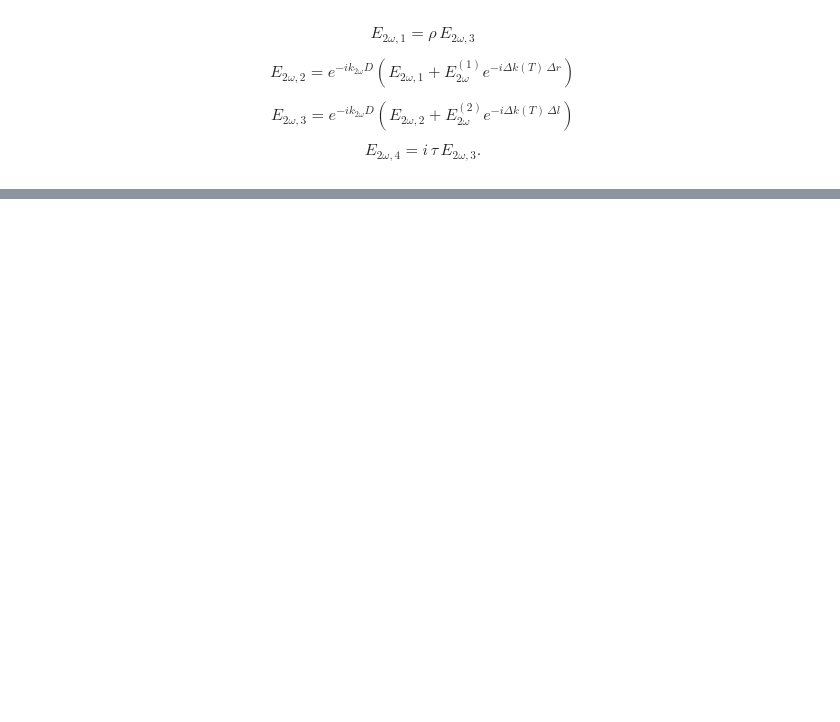
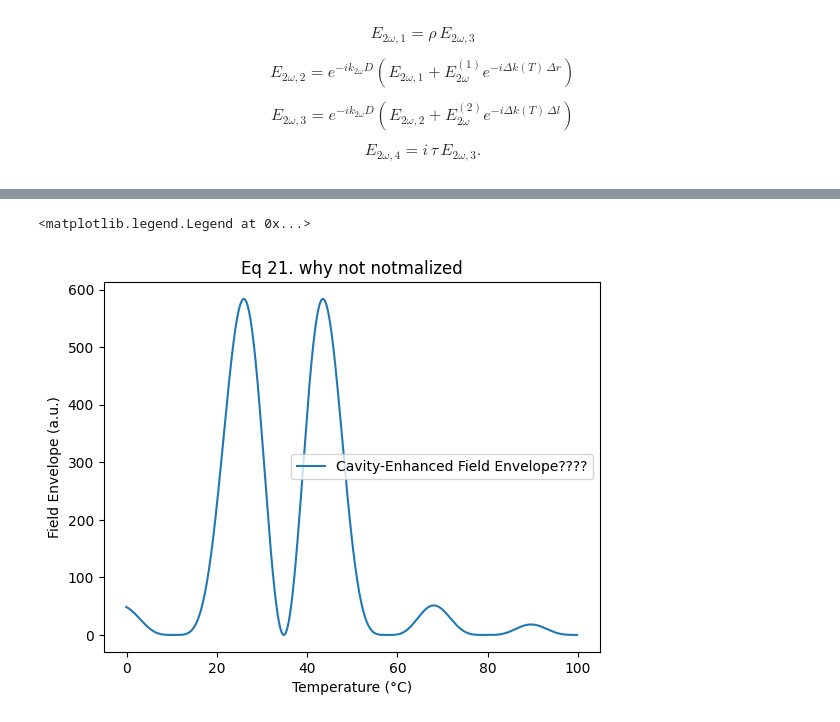
Before and after one commit to qpit/Eskild-Project-2026, a Jupyter notebook: main_document.ipynb, the cells around one changed output, grey strips where cells are left out. Cells and saved outputs as stored; diff of their text form; code cells hidden in the pictures; blank space fills up the shorter version.

```diff
--- a/main_document.ipynb
+++ b/main_document.ipynb
@@ -218,2 +181,11 @@ def field_envelope(tau, rho, QPM, L, Delta_r, Delta_l, n_2w, omega_2w, n_w, omeg
 # %%
-# envelopefield = field_envelope()
+envelopefield = field_envelope(tau, rho, QPM, L, Delta_r, Delta_l, n_value_array[1,:], omegas[1], n_value_array[0,:], omegas[0])
+fig, ax = plt.subplots()
+ax.set_xlabel("Temperature (°C)")
+ax.set_ylabel("Field Envelope (a.u.)")
+ax.plot(temperature - 273.15, np.abs(envelopefield/L)**2, label='Cavity-Enhanced Field Envelope????')
+ax.set_title("Eq 21. why not notmalized")
+ax.legend()
+# %% [output]
+<matplotlib.legend.Legend at 0x...>
+[figure, added]
```
Also changed, not shown: parts of 8 cells of this notebook, 1 other file.
